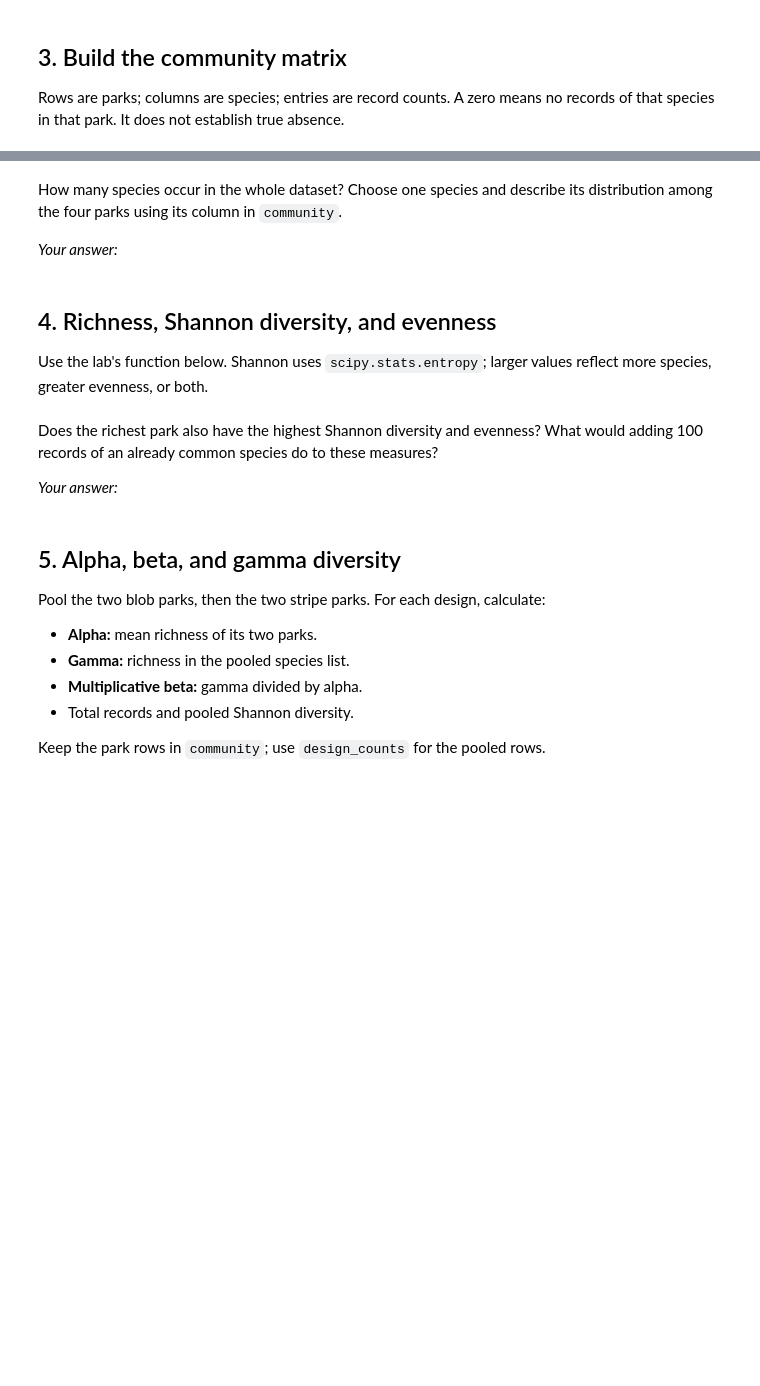
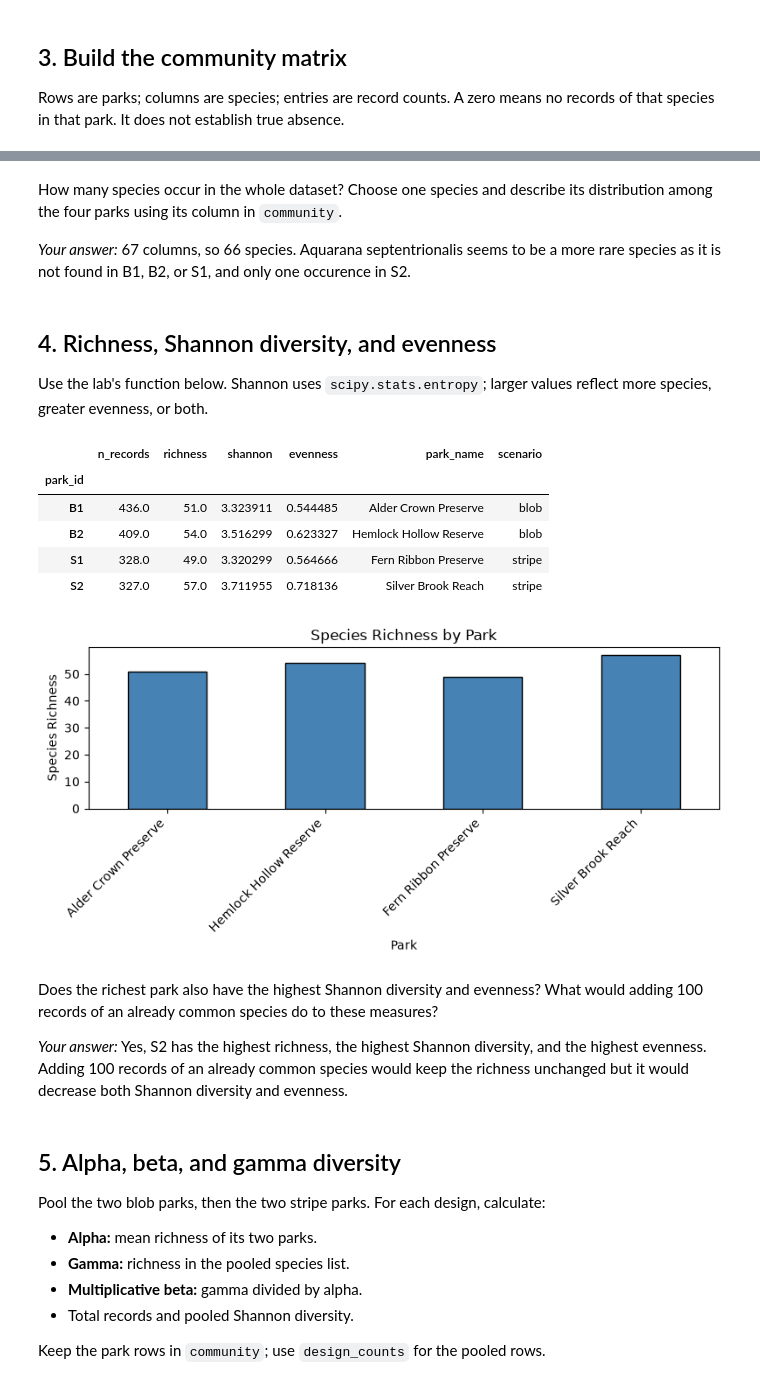
Before and after one commit to meganklutts/BIO597-SpatialBiodiversity, a Jupyter notebook: docs/assignments/Assignment-10-SpatialCommunityComposition.ipynb, the cells around one changed output, grey strips where cells are left out. Saved outputs shown, nothing was run; the diff lists cells and outputs as text; code cells hidden in the pictures; blank space fills up the shorter version.

```diff
--- a/docs/assignments/Assignment-10-SpatialCommunityComposition.ipynb
+++ b/docs/assignments/Assignment-10-SpatialCommunityComposition.ipynb
@@ -90,7 +147,7 @@ display(community)
 How many species occur in the whole dataset? Choose one species and describe
 its distribution among the four parks using its column in `community`.
 
-*Your answer:*
+*Your answer:* 67 columns, so 66 species. Aquarana septentrionalis seems to be a more rare species as it is not found in B1, B2, or S1, and only one occurence in S2.
 # %% [markdown]
 ## 4. Richness, Shannon diversity, and evenness
 
@@ -114,13 +171,60 @@ def diversity(community_counts):
 # %%
 # Calculate park_metrics = diversity(community).
 # Add park names and scenarios from parks.
 # Add evenness = np.exp(shannon) / richness, as in Lab10.
 # Display the table and make a simple richness or Shannon plot.
+
+def diversity(community_counts):
+    results = pd.DataFrame(
+        index=community_counts.index,
+        columns=["n_records", "richness", "shannon"],
+        dtype=float,
+    )
+    for unit, counts in community_counts.iterrows():
+        species_present = counts[counts > 0]
+        results.loc[unit, "n_records"] = counts.sum()
+        if len(species_present) == 0:
+            continue
+        results.loc[unit, "richness"] = len(species_present)
+        results.loc[unit, "shannon"] = entropy(species_present)
+    return results
+
+park_metrics = diversity(community)
+# Calculate evenesss
+park_metrics["evenness"] = np.exp(park_metrics["shannon"])/park_metrics["richness"]
+park_metrics["park_name"] = parks.park_name
+park_metrics["scenario"] = parks.scenario
+display(park_metrics)
+
+ax = park_metrics.plot.bar(
+    x="park_name",
+    y="richness",
+    legend=False,
+    color="steelblue",
+    edgecolor="black",
+    figsize=(8, 4)
+)
+ax.set(
+    title="Species Richness by Park",
+    xlabel="Park",
+    ylabel="Species Richness"
+)
+plt.xticks(rotation=45, ha="right")
+plt.tight_layout()
+plt.show()
+# %% [output]
+|  | n_records | richness | shannon | evenness | park_name | scenario |
+| park_id |  |  |  |  |  |  |
+| B1 | 436.0 | 51.0 | 3.323911 | 0.544485 | Alder Crown Preserve | blob |
+| B2 | 409.0 | 54.0 | 3.516299 | 0.623327 | Hemlock Hollow Reserve | blob |
+| S1 | 328.0 | 49.0 | 3.320299 | 0.564666 | Fern Ribbon Preserve | stripe |
+| S2 | 327.0 | 57.0 | 3.711955 | 0.718136 | Silver Brook Reach | stripe |
+[figure, added]
 # %% [markdown]
 Does the richest park also have the highest Shannon diversity and evenness?
 What would adding 100 records of an already common species do to these measures?
 
-*Your answer:*
+*Your answer:* Yes, S2 has the highest richness, the highest Shannon diversity, and the highest evenness. Adding 100 records of an already common species would keep the richness unchanged but it would decrease both Shannon diversity and evenness.
 # %% [markdown]
 ## 5. Alpha, beta, and gamma diversity
 
```
Also changed, not shown: parts of 18 cells of this notebook.
